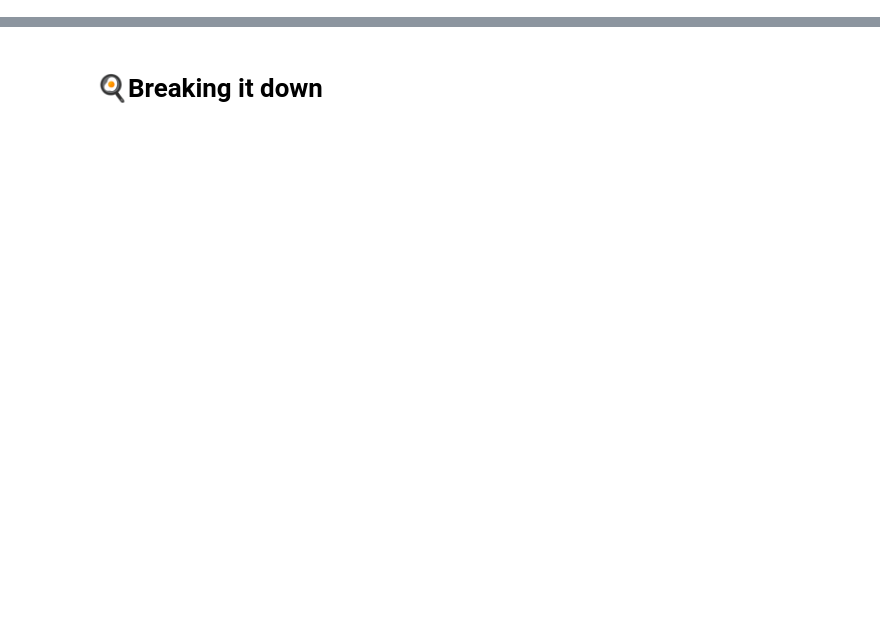
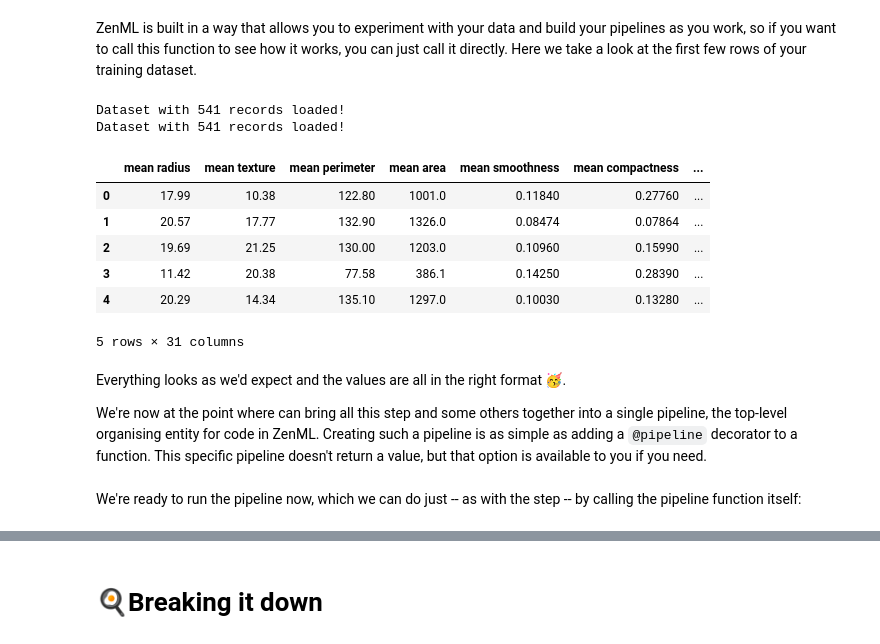
Before and after one commit to zenml-io/template-starter, a Jupyter notebook: template/run.ipynb, the cells around one changed output, grey strips where cells are left out. Cells and saved outputs as stored; diff of their text form; code cells hidden in the pictures; blank space fills up the shorter version.

```diff
--- a/template/run.ipynb
+++ b/template/run.ipynb
@@ -122,0 +141,27 @@ fe_t_configured = _training.with_options(**pipeline_args)
+# %%
+import pandas as pd
+from sklearn.datasets import load_breast_cancer
+from typing_extensions import Annotated
+from zenml import step
+from zenml.logger import get_logger
+
+logger = get_logger(__name__)
+
+
+@step
+def data_loader_simplified(
+    random_state: int, is_inference: bool = False, target: str = "target"
+) -> Annotated[pd.DataFrame, "dataset"]:  # We name the dataset
+    """Dataset reader step."""
+    dataset = load_breast_cancer(as_frame=True)
+    inference_size = int(len(dataset.target) * 0.05)
+    dataset: pd.DataFrame = dataset.frame
+    inference_subset = dataset.sample(inference_size, random_state=random_state)
+    if is_inference:
+        dataset = inference_subset
+        dataset.drop(columns=target, inplace=True)
+    else:
+        dataset.drop(inference_subset.index, inplace=True)
+    dataset.reset_index(drop=True, inplace=True)
+    logger.info(f"Dataset with {len(dataset)} records loaded!")
+    return dataset
@@ -122,0 +183,24 @@ fe_t_configured = _training.with_options(**pipeline_args)
+# %% [markdown]
+ZenML is built in a way that allows you to experiment with your data and build
+your pipelines as you work, so if you want to call this function to see how it
+works, you can just call it directly. Here we take a look at the first few rows
+of your training dataset.
+# %%
+data_loader_simplified(random_state=42).head()
+# %% [output]
+Dataset with 541 records loaded!
+Dataset with 541 records loaded!
+|  | mean radius | mean texture | mean perimeter | mean area | mean smoothness | mean compactness | ... |
+| 0 | 17.99 | 10.38 | 122.80 | 1001.0 | 0.11840 | 0.27760 | ... |
+| 1 | 20.57 | 17.77 | 132.90 | 1326.0 | 0.08474 | 0.07864 | ... |
+| 2 | 19.69 | 21.25 | 130.00 | 1203.0 | 0.10960 | 0.15990 | ... |
+| 3 | 11.42 | 20.38 | 77.58 | 386.1 | 0.14250 | 0.28390 | ... |
+| 4 | 20.29 | 14.34 | 135.10 | 1297.0 | 0.10030 | 0.13280 | ... |
+5 rows × 31 columns
+# %% [markdown]
+Everything looks as we'd expect and the values are all in the right format 🥳.
+
+We're now at the point where can bring all this step and some others together into a single
+pipeline, the top-level organising entity for code in ZenML. Creating such a pipeline is
+as simple as adding a `@pipeline` decorator to a function. This specific
+pipeline doesn't return a value, but that option is available to you if you need.
@@ -122,0 +234,3 @@ fe_t_configured = _training.with_options(**pipeline_args)
+# %% [markdown]
+We're ready to run the pipeline now, which we can do just -- as with the step -- by calling the
+pipeline function itself:
```
Also changed, not shown: parts of 64 cells of this notebook, 22 other files.
